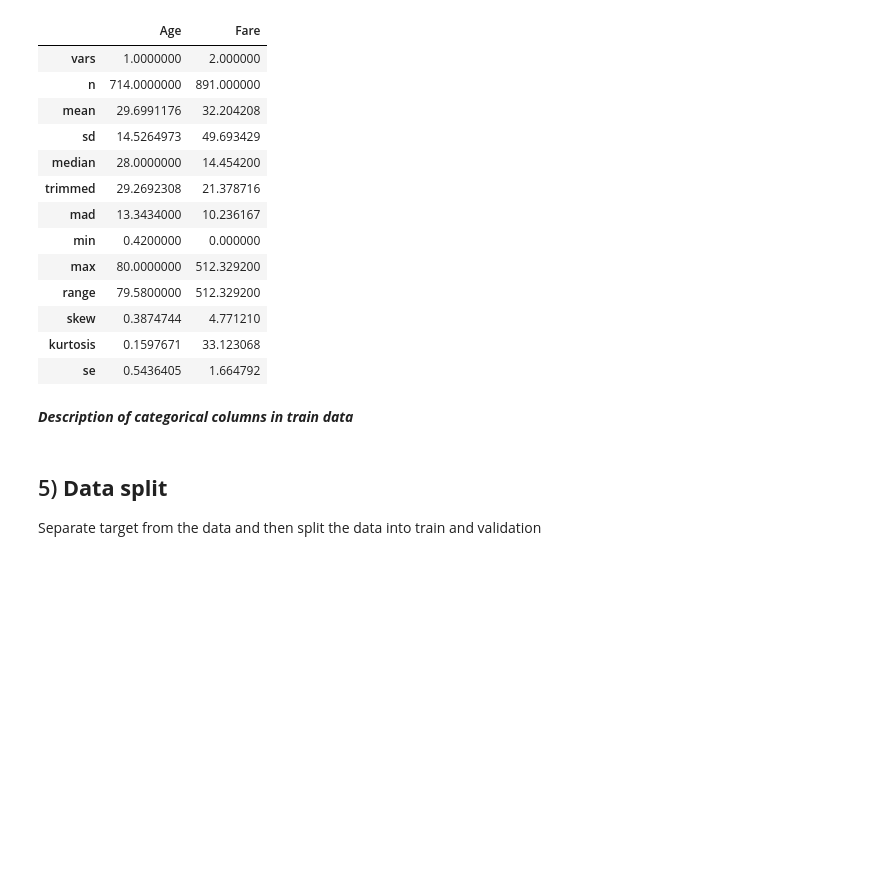
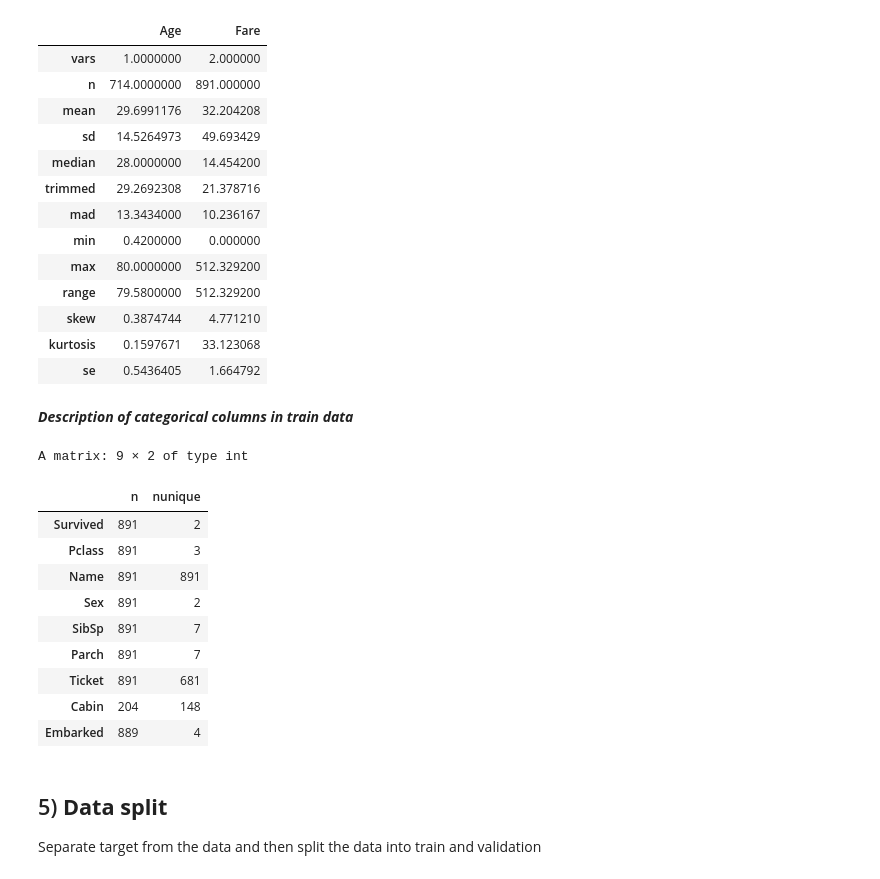
Before and after one commit to denis-spe/titanic, a Jupyter notebook: survival_with_R.ipynb, the cells around one changed output. Saved outputs shown, nothing was run; the diff lists cells and outputs as text; code cells hidden in the pictures; blank space fills up the shorter version.

Commit message:
Created the desc function for data description

```diff
--- a/survival_with_R.ipynb
+++ b/survival_with_R.ipynb
@@ -252,9 +252,26 @@ tibble [418 × 10] (S3: tbl_df/tbl/data.frame)
 nunique <- function(x) length(unique(x))
 is_numeric_vec <- function(x, threshold_num = 10) nunique(x) > threshold_num
 
-desc <- function(data){
-    data %>%
-        select(where(is.numeric)) %>%
-        select(where(is_numeric_vec)) %>%
-        describe() %>% t()
+desc <- function(data, display_stat="numeric", threshold_num=10){
+    if (display_stat == "numeric"){
+        numeric.result <- data %>%
+            select(where(is.numeric)) %>%
+            select(where(is_numeric_vec)) %>%
+            describe() %>% t()
+
+        return(numeric.result)
+    }
+    else if(display_stat == "character"){
+        cat.result <- data %>%
+            select(where(
+                function(vec)
+                    is.character(vec) || is.factor(vec) || !is_numeric_vec(vec, threshold_num = threshold_num)
+            )) %>%
+            lapply(function(vec){
+                c((!(vec %>% is.na())) %>% sum(), nunique(vec))
+            }) %>% data.frame()
+        row.names(cat.result) <- c("n", "nunique")
+
+        return(cat.result %>% t())
+    }
 }
@@ -307,7 +298,19 @@ A matrix: 13 × 2 of type dbl
 # %% [markdown]
 <p style="font-weight: bold; font-style: italic;">Description of categorical columns in train data</p>
 # %%
-ana_train_data.describe(exclude=float).T
+train_df %>% desc(display_stat = "character")
+# %% [output]
+A matrix: 9 × 2 of type int
+|  | n | nunique |
+| Survived | 891 | 2 |
+| Pclass | 891 | 3 |
+| Name | 891 | 891 |
+| Sex | 891 | 2 |
+| SibSp | 891 | 7 |
+| Parch | 891 | 7 |
+| Ticket | 891 | 681 |
+| Cabin | 204 | 148 |
+| Embarked | 889 | 4 |
 # %% [markdown]
 ## 5) **Data split**
 
```
Also changed, not shown: parts of 3 cells of this notebook, 1 other file.
